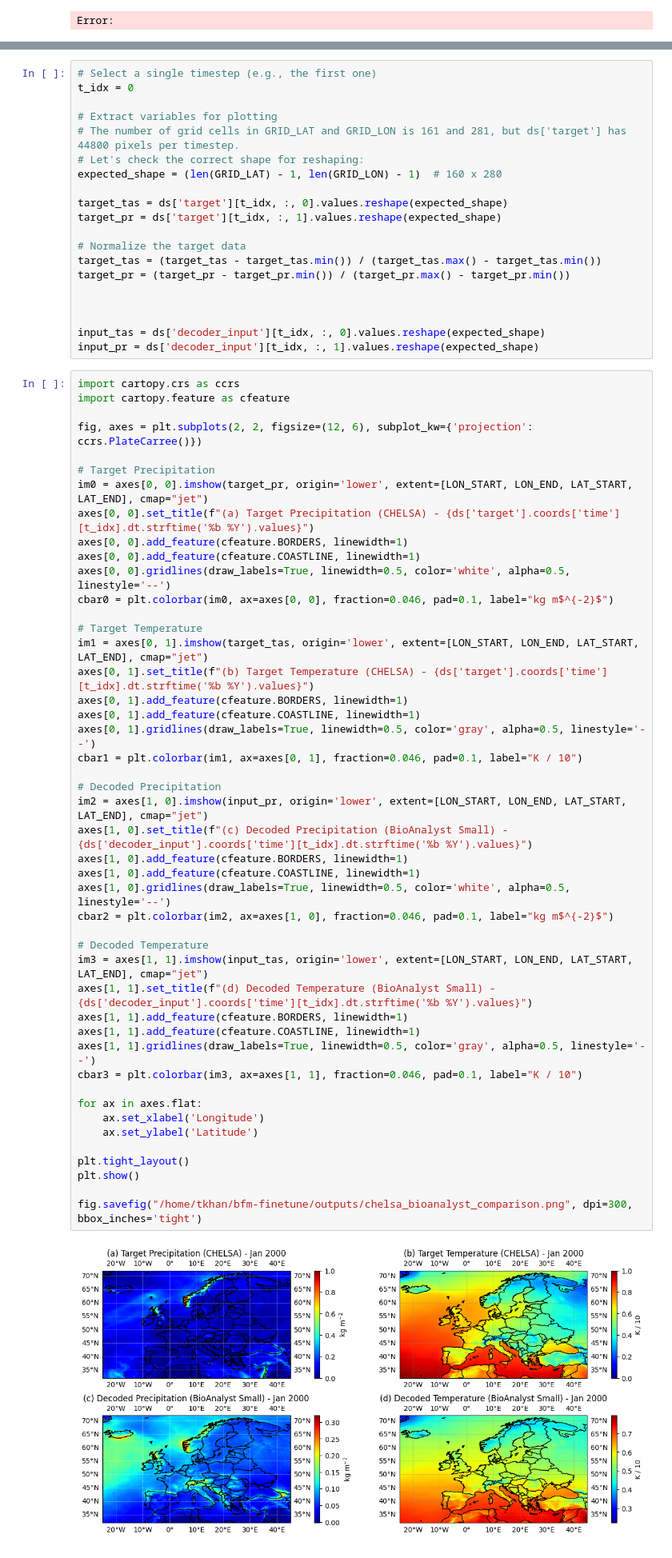
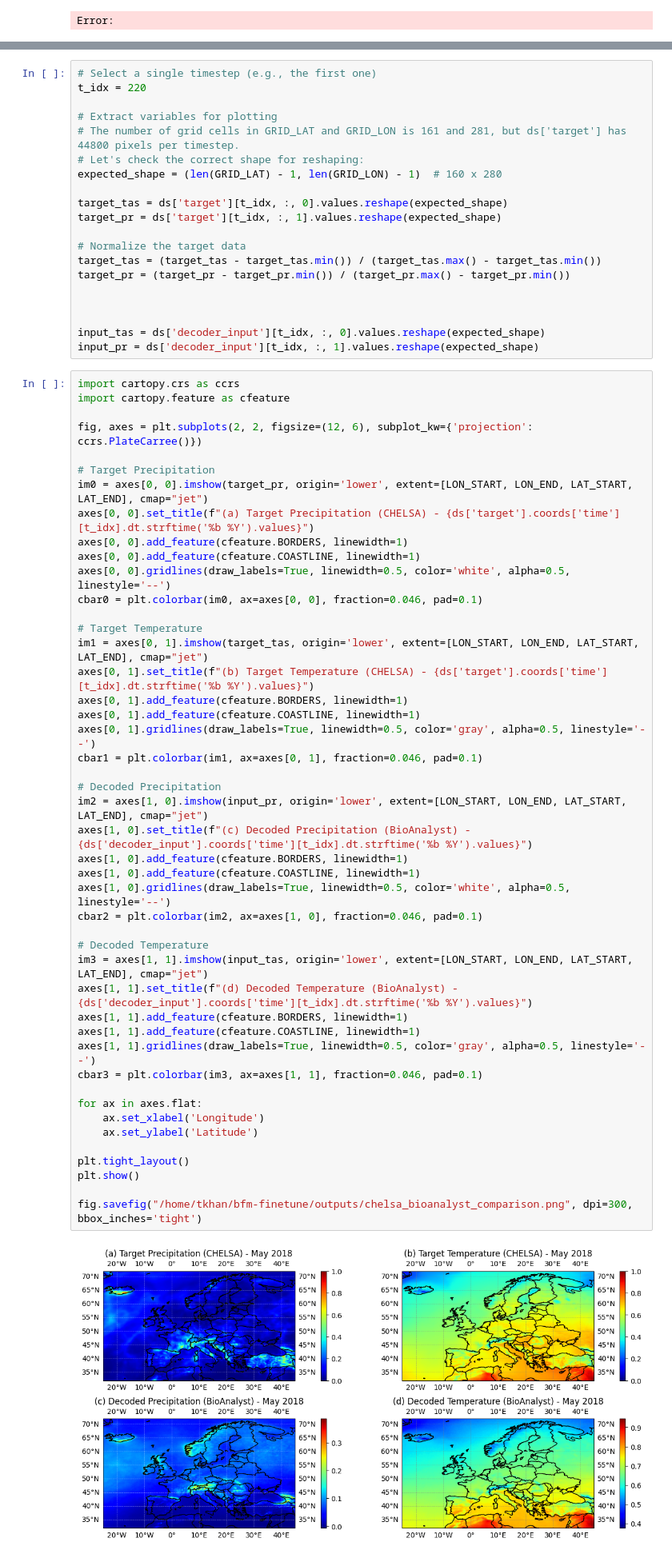
Before and after one commit to BioDT/bfm-finetune, a Jupyter notebook: notebooks/chelsa_2010_tas_pr.ipynb, the cells around one changed output, grey strips where cells are left out. Shown at 80% size. Drawn from its saved outputs; the diff is of its cells as text.

```diff
--- a/notebooks/chelsa_2010_tas_pr.ipynb
+++ b/notebooks/chelsa_2010_tas_pr.ipynb
@@ -154,7 +154,7 @@ Data variables:
     decoder_input    (time, target_pixel, variable) float32 84MB ...
 # %%
 # Select a single timestep (e.g., the first one)
-t_idx = 0
+t_idx = 220
 
 # Extract variables for plotting
 # The number of grid cells in GRID_LAT and GRID_LON is 161 and 281, but ds['target'] has 44800 pixels per timestep.
@@ -184,42 +184,42 @@ axes[0, 0].set_title(f"(a) Target Precipitation (CHELSA) - {ds['target'].coords[
 axes[0, 0].add_feature(cfeature.BORDERS, linewidth=1)
 axes[0, 0].add_feature(cfeature.COASTLINE, linewidth=1)
 axes[0, 0].gridlines(draw_labels=True, linewidth=0.5, color='white', alpha=0.5, linestyle='--')
-cbar0 = plt.colorbar(im0, ax=axes[0, 0], fraction=0.046, pad=0.1, label="kg m$^{-2}$")
+cbar0 = plt.colorbar(im0, ax=axes[0, 0], fraction=0.046, pad=0.1)
 
 # Target Temperature
 im1 = axes[0, 1].imshow(target_tas, origin='lower', extent=[LON_START, LON_END, LAT_START, LAT_END], cmap="jet")
 axes[0, 1].set_title(f"(b) Target Temperature (CHELSA) - {ds['target'].coords['time'][t_idx].dt.strftime('%b %Y').values}")
 axes[0, 1].add_feature(cfeature.BORDERS, linewidth=1)
 axes[0, 1].add_feature(cfeature.COASTLINE, linewidth=1)
 axes[0, 1].gridlines(draw_labels=True, linewidth=0.5, color='gray', alpha=0.5, linestyle='--')
-cbar1 = plt.colorbar(im1, ax=axes[0, 1], fraction=0.046, pad=0.1, label="K / 10")
+cbar1 = plt.colorbar(im1, ax=axes[0, 1], fraction=0.046, pad=0.1)
 
 # Decoded Precipitation
 im2 = axes[1, 0].imshow(input_pr, origin='lower', extent=[LON_START, LON_END, LAT_START, LAT_END], cmap="jet")
-axes[1, 0].set_title(f"(c) Decoded Precipitation (BioAnalyst Small) - {ds['decoder_input'].coords['time'][t_idx].dt.strftime('%b %Y').values}")
+axes[1, 0].set_title(f"(c) Decoded Precipitation (BioAnalyst) - {ds['decoder_input'].coords['time'][t_idx].dt.strftime('%b %Y').values}")
 axes[1, 0].add_feature(cfeature.BORDERS, linewidth=1)
 axes[1, 0].add_feature(cfeature.COASTLINE, linewidth=1)
 axes[1, 0].gridlines(draw_labels=True, linewidth=0.5, color='white', alpha=0.5, linestyle='--')
-cbar2 = plt.colorbar(im2, ax=axes[1, 0], fraction=0.046, pad=0.1, label="kg m$^{-2}$")
+cbar2 = plt.colorbar(im2, ax=axes[1, 0], fraction=0.046, pad=0.1)
 
 # Decoded Temperature
 im3 = axes[1, 1].imshow(input_tas, origin='lower', extent=[LON_START, LON_END, LAT_START, LAT_END], cmap="jet")
-axes[1, 1].set_title(f"(d) Decoded Temperature (BioAnalyst Small) - {ds['decoder_input'].coords['time'][t_idx].dt.strftime('%b %Y').values}")
+axes[1, 1].set_title(f"(d) Decoded Temperature (BioAnalyst) - {ds['decoder_input'].coords['time'][t_idx].dt.strftime('%b %Y').values}")
 axes[1, 1].add_feature(cfeature.BORDERS, linewidth=1)
 axes[1, 1].add_feature(cfeature.COASTLINE, linewidth=1)
 axes[1, 1].gridlines(draw_labels=True, linewidth=0.5, color='gray', alpha=0.5, linestyle='--')
-cbar3 = plt.colorbar(im3, ax=axes[1, 1], fraction=0.046, pad=0.1, label="K / 10")
+cbar3 = plt.colorbar(im3, ax=axes[1, 1], fraction=0.046, pad=0.1)
 
 for ax in axes.flat:
     ax.set_xlabel('Longitude')
     ax.set_ylabel('Latitude')
 
 plt.tight_layout()
 plt.show()
 
 fig.savefig("/home/tkhan/bfm-finetune/outputs/chelsa_bioanalyst_comparison.png", dpi=300, bbox_inches='tight')
 # %% [output]
-[figure, old version]
+[figure, new version]
 # %%
 import ipywidgets as widgets
 from IPython.display import display, clear_output
```
Also changed, not shown: 5 other files.
